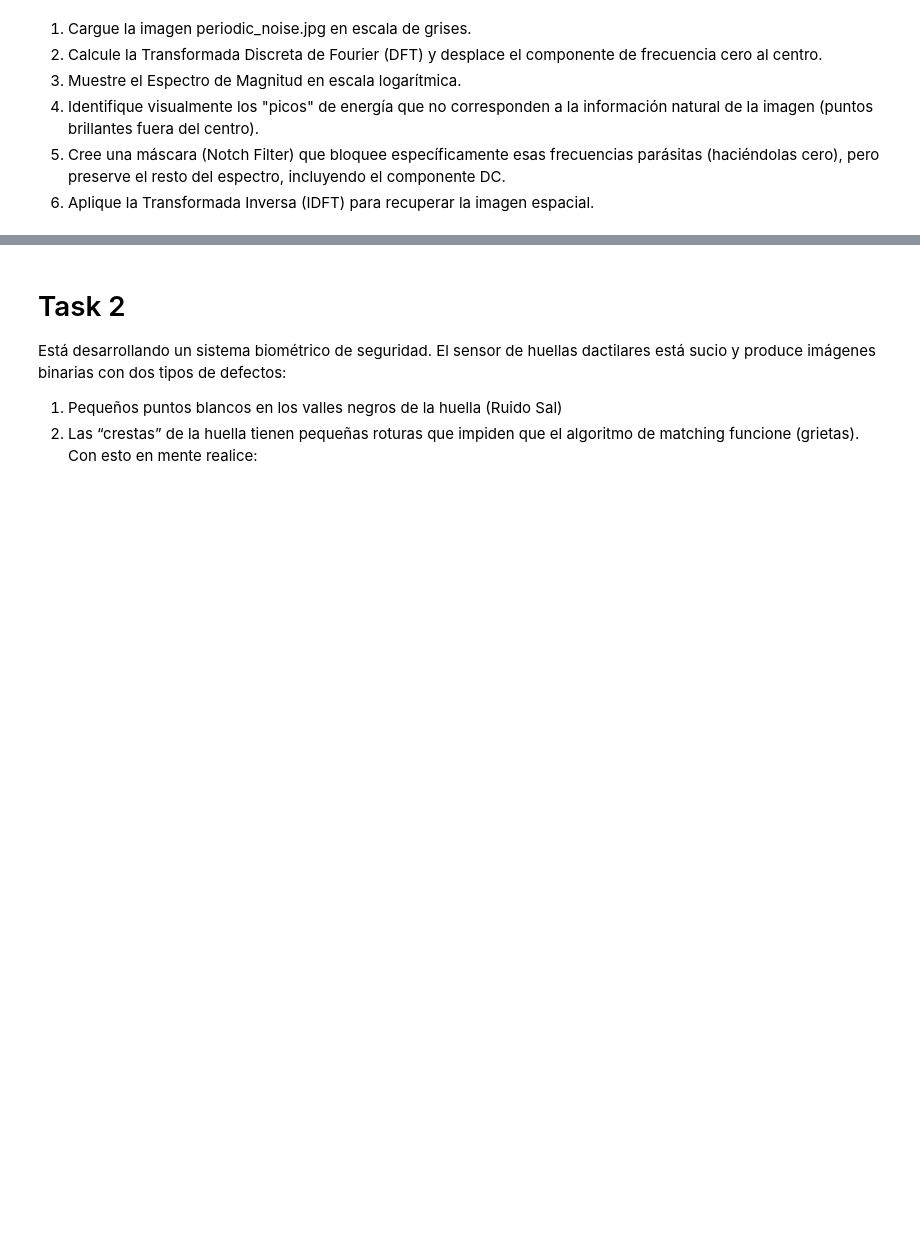
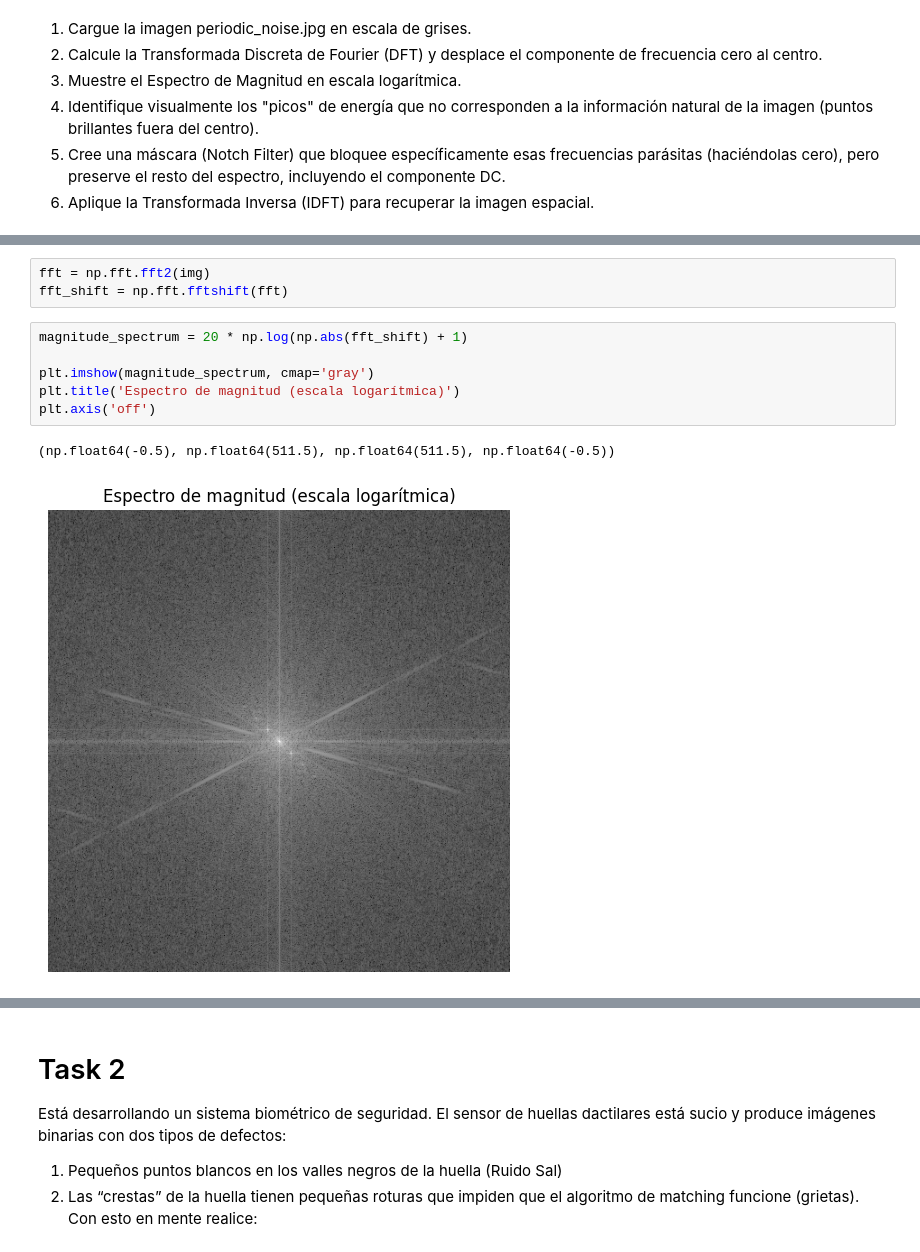
Before and after one commit to Czar272/lab2_VxC, a Jupyter notebook: lab2.ipynb, the cells around one changed output, grey strips where cells are left out. Drawn from its saved outputs; the diff is of its cells as text; blank space fills up the shorter version.

```diff
--- a/lab2.ipynb
+++ b/lab2.ipynb
@@ -28,0 +53,12 @@ imagen (puntos brillantes fuera del centro).
+# %%
+fft = np.fft.fft2(img)
+fft_shift = np.fft.fftshift(fft)
+# %%
+magnitude_spectrum = 20 * np.log(np.abs(fft_shift) + 1)
+
+plt.imshow(magnitude_spectrum, cmap='gray')
+plt.title('Espectro de magnitud (escala logarítmica)')
+plt.axis('off')
+# %% [output]
+(np.float64(-0.5), np.float64(511.5), np.float64(511.5), np.float64(-0.5))
+[figure, added]
```
Also changed, not shown: parts of 5 cells of this notebook.
